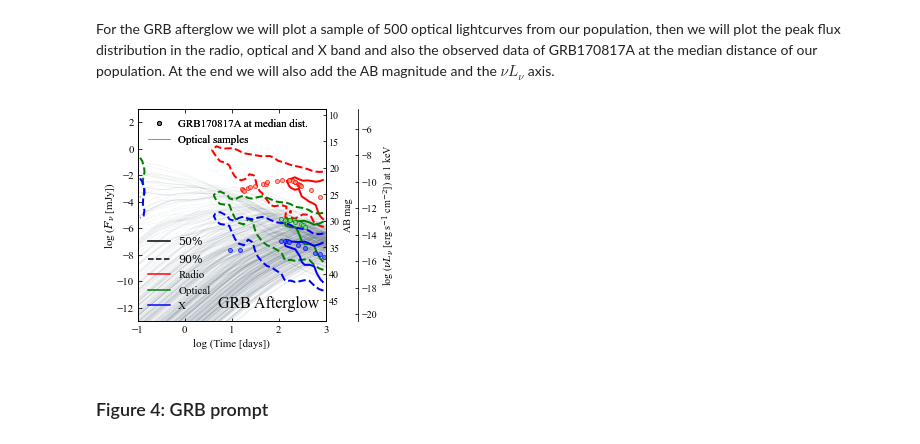
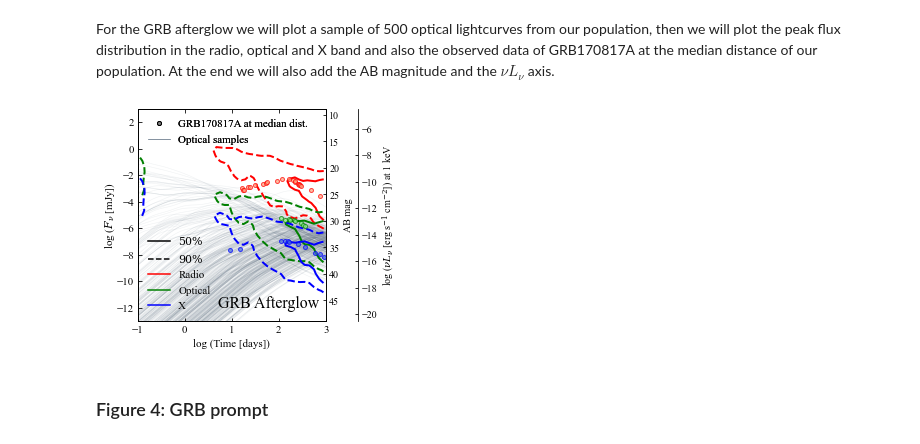
Before and after one commit to acolombo140/O4NSNS, a Jupyter notebook: script.ipynb, the cells around one changed output. Cells and saved outputs as stored; diff of their text form; code cells hidden in the pictures.

```diff
--- a/script.ipynb
+++ b/script.ipynb
@@ -163,7 +167,7 @@ def GW_duty(dH,dL,dV,dK,num):
     return det_bool
 
 def smoothing(H,sm):
-    g = gf(H,smooth)
+    g = gf(H,sm)
     gr = g.ravel()
     s = np.argsort(gr)
     cr = np.empty(gr.shape)
@@ -712,7 +713,7 @@ dL_cdf/=dL_cdf[-1]
 dL0 = np.sort(dL)
 dL_median = np.interp(0.5,dL_cdf,dL0)
 
-scale_dis = (dL_median**2)/(40**2)
+scale_dis = (dL_median**2)/(42**2)
 
 after_x = grb170817_x*1.e-3/scale_dis
 errhigh_after_x = errhigh_x*1.e-3/scale_dis
@@ -722,34 +723,34 @@ plt.errorbar(np.log10(t_x),np.log10(after_x),markersize=4,markerfacecolor="royal
 after_o = grb170817_o*1.e-3/scale_dis
 err_after_o = err_o*1.e-3/scale_dis
 plt.errorbar(np.log10(t_o),np.log10(after_o),markersize=4,markerfacecolor="lightgreen",color='green',ls='None',marker='o',zorder=2,alpha=0.7)
 
 after_r = grb170817_r*1.e-3/scale_dis
 err_after_r = err_r*1.e-3/scale_dis
 plt.errorbar(np.log10(t_r),np.log10(after_r),markersize=4,markerfacecolor="lightsalmon",color='red',ls='None',marker='o',zorder=2,alpha=0.7)
 
 leg2=plt.legend([Line2D([0], [0], marker='o', ls="None", color='grey',markeredgecolor='black', markersize=4),Line2D([0],[0],color='slategray',lw=0.6)],[r'GRB170817A at median dist.',r'Optical samples'],loc=2,frameon=False,prop={'size': 11})
 plt.gca().add_artist(leg2)
 
 plt.text(0.7,-12,"GRB Afterglow",size=16)
 plt.tick_params(direction='in',left=True,bottom=True,top=True,right=True,labelsize=11,zorder=7)
 
 ax2 = ax1.twinx()
 mn, mx = ax1.get_ylim()
 ax2.set_ylim(mJy_to_ABmag(10**(mn)), mJy_to_ABmag(10**(mx)))
 ax2.set_ylabel('AB mag',size=10)
 plt.tick_params(direction='in',right=True,labelsize=10,zorder=7)
 
 ax3 = ax1.twinx()
 mn, mx = ax1.get_ylim()
 ax3.set_ylim(np.log10(2.41e17 * 4.*np.pi * 1.e-26*(10**(mn))), np.log10(2.41e17 * 4.*np.pi * 1.e-26*(10**(mx))))
 ax3.set_ylabel(r'log ($\nu L_\nu$ [erg s$^{-1}$ cm$^{-2}$]) at 1 keV',size=10)
 ax3.spines["right"].set_position(("axes",1.17))
 plt.tick_params(direction='in',right=True,labelsize=10,zorder=7)
 plt.subplots_adjust(right=0.6)
 
 plt.show()
 # %% [output]
-[figure, old version]
+[figure, new version]
 # %% [markdown]
 ### Figure 4: GRB prompt
 # %% [markdown]
```
Also changed, not shown: parts of 5 cells of this notebook.
